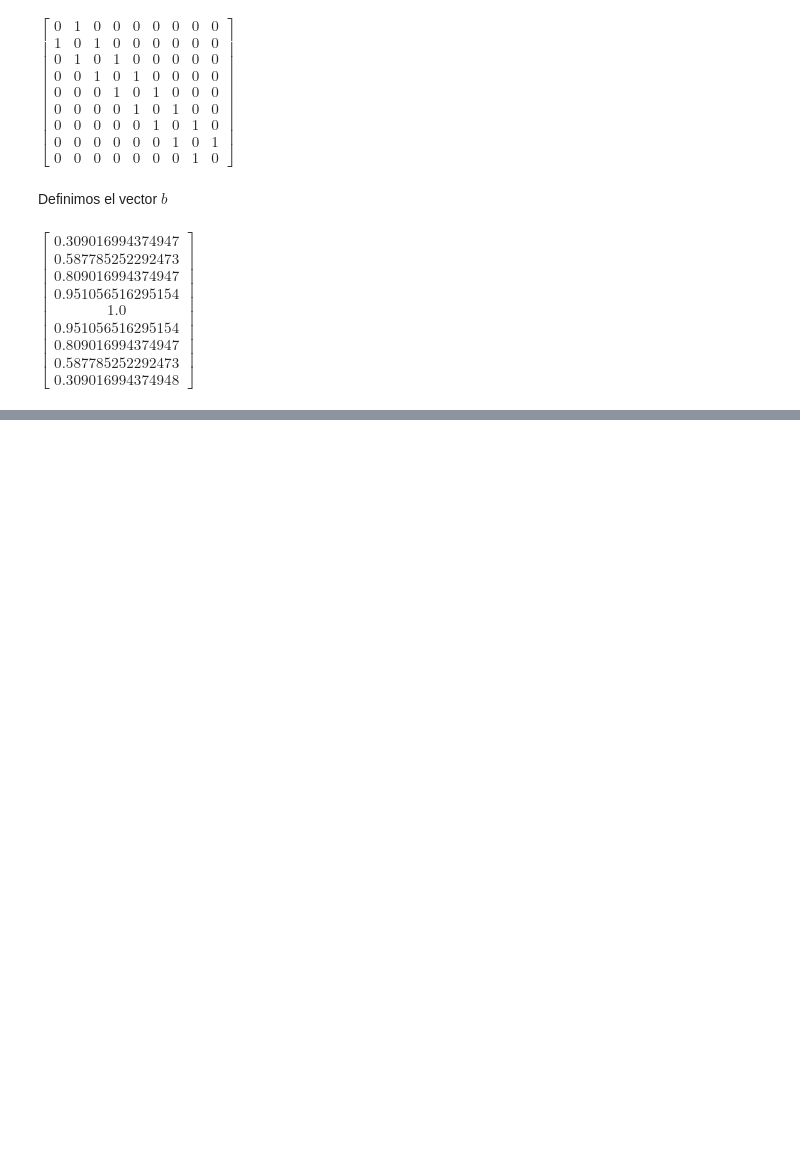
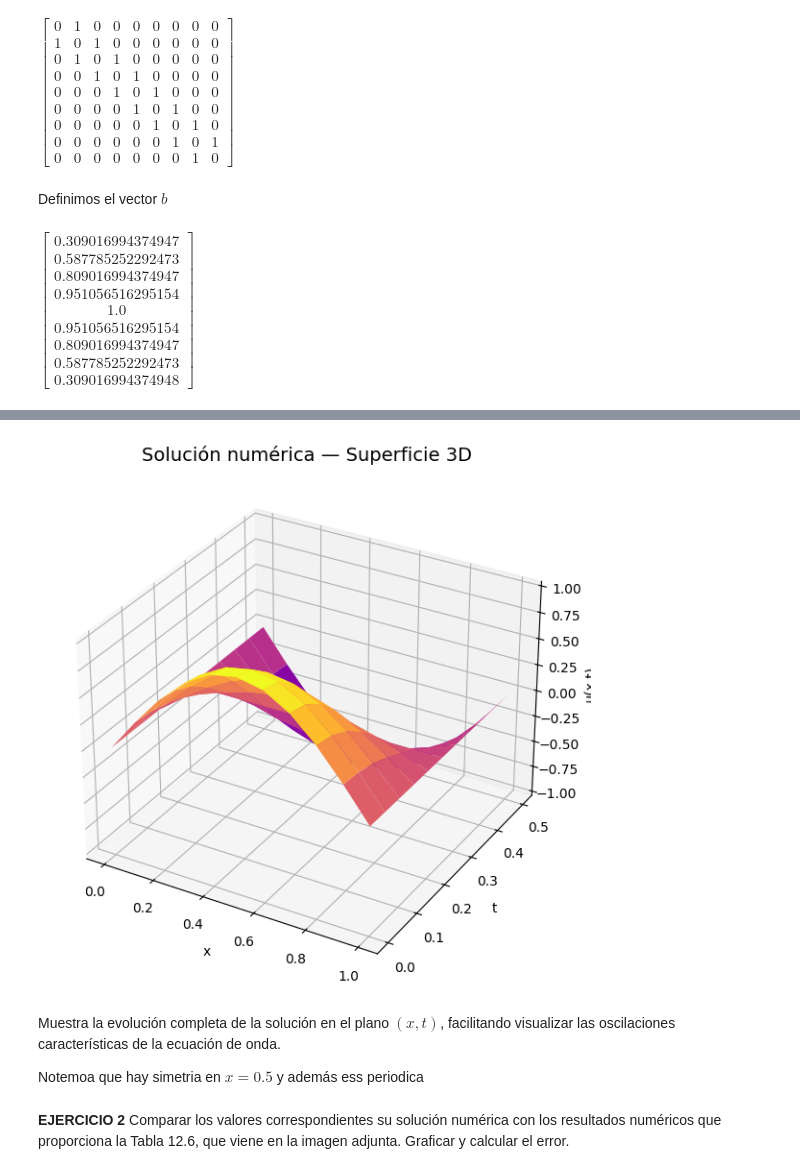
Before and after one commit to KarlaMichelleSorianoSanhez/EDP-1, a Jupyter notebook: Ecuación_hiperbolica_.ipynb, the cells around one changed output, grey strips where cells are left out. Cells and saved outputs as stored; diff of their text form; code cells hidden in the pictures; blank space fills up the shorter version.

```diff
--- a/Ecuación_hiperbolica_.ipynb
+++ b/Ecuación_hiperbolica_.ipynb
@@ -162,0 +378,30 @@ $\displaystyle \left[\begin{matrix}0.309016994374947\\0.587785252292473\\0.80901
+# %%
+# ==========================================================
+# Ejercicio 1: Gráfica 3D con nuevo estilo de color
+# ==========================================================
+
+from mpl_toolkits.mplot3d import Axes3D
+
+X, Tmesh = np.meshgrid(x, t)
+
+fig = plt.figure(figsize=(12,7))
+ax = fig.add_subplot(111, projection='3d')
+
+# Nuevo colormap: "plasma" (colores cálidos y vivos)
+ax.plot_surface(X, Tmesh, U, cmap='plasma')
+
+ax.set_title("Solución numérica — Superficie 3D", fontsize=14)
+ax.set_xlabel("x")
+ax.set_ylabel("t")
+ax.set_zlabel("u(x,t)")
+
+plt.show()
+# %% [output]
+[figure, added]
+# %% [markdown]
+Muestra la evolución completa de la solución en el plano
+$(x,t)$, facilitando visualizar las oscilaciones características de la ecuación de onda.
+
+Notemoa que hay simetria en $x=0.5$ y además ess periodica
+# %% [markdown]
+**EJERCICIO 2** Comparar los valores correspondientes su solución numérica con los resultados numéricos que proporciona la Tabla 12.6, que viene en la imagen adjunta. Graficar y calcular el error.
```
Also changed, not shown: parts of 12 cells of this notebook.
